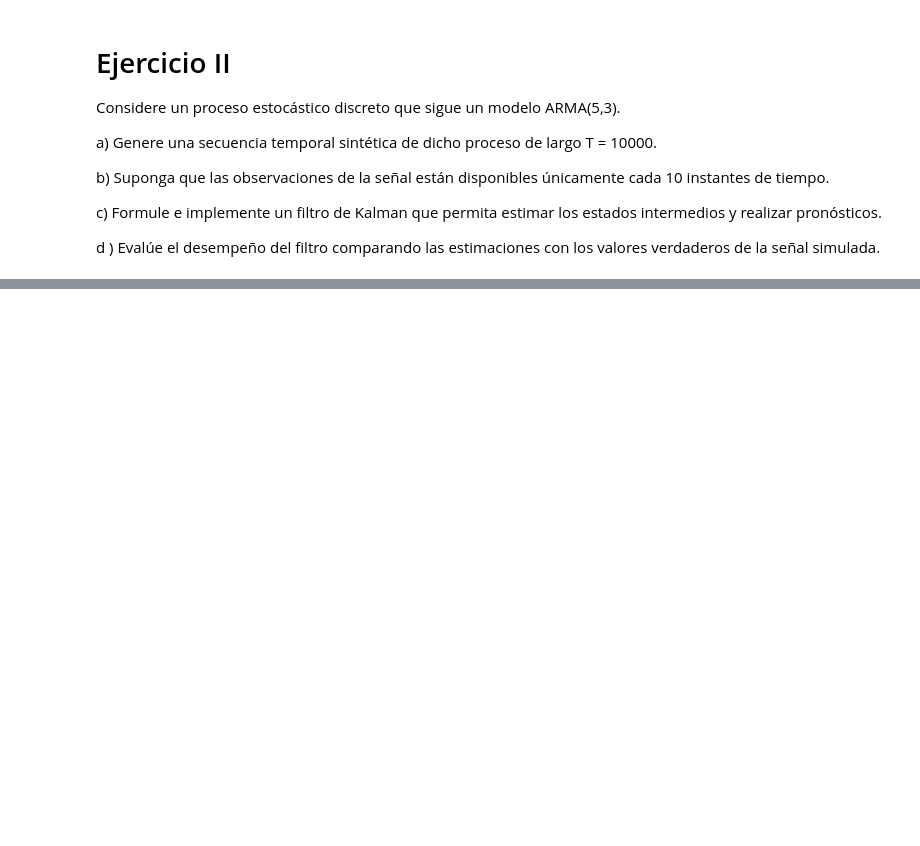
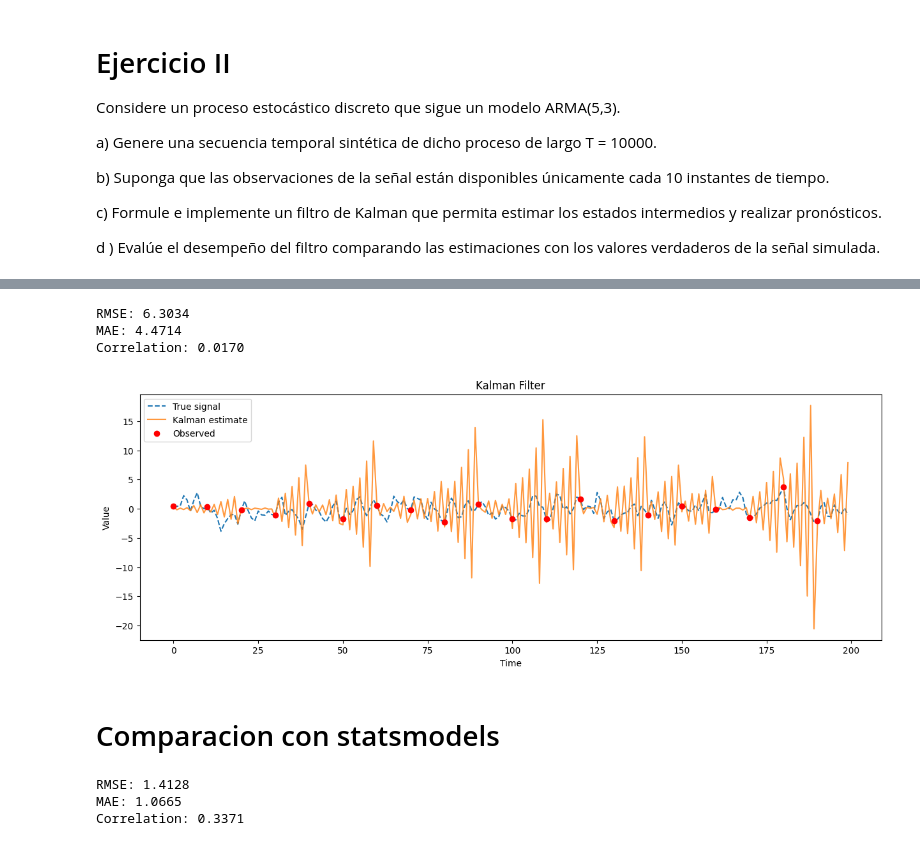
Before and after one commit to AbeRodz/Time-series-II, a Jupyter notebook: tp.ipynb, the cells around one changed output, grey strips where cells are left out. Cells and saved outputs as stored; diff of their text form; code cells hidden in the pictures; blank space fills up the shorter version.

```diff
--- a/tp.ipynb
+++ b/tp.ipynb
@@ -276,0 +304,6 @@ señal simulada.
+# %%
+obs = series.copy()
+mask_obs = (np.arange(T) % 10 == 0)
+obs[~mask_obs] = np.nan
+y = pd.Series(obs)
+mask_obs.shape
@@ -276,0 +374,56 @@ señal simulada.
+# %%
+x_est, x_filt, P_filt = kalman_filter_arma(y, ar, ma)
+
+rmse = np.sqrt(mean_squared_error(series, x_est))
+mae = mean_absolute_error(series, x_est)
+corr = np.corrcoef(series, x_est)[0,1]
+
+print(f"RMSE: {rmse:.4f}")
+print(f"MAE: {mae:.4f}")
+print(f"Correlation: {corr:.4f}")
+# %% [output]
+RMSE: 6.3034
+MAE: 4.4714
+Correlation: 0.0170
+# %%
+x_est = x_filt[:, 0]
+x_true = series
+# %%
+import matplotlib.pyplot as plt
+
+plt.figure(figsize=(15,5))
+plt.plot(x_true[:200], label='True signal', linestyle='--')
+plt.plot(x_est[:200], label='Kalman estimate', alpha=0.8)
+plt.scatter(np.arange(T)[mask_obs][:20], y[mask_obs][:20], color='red', label='Observed', zorder=5)
+plt.title('Kalman Filter')
+plt.xlabel('Time')
+plt.ylabel('Value')
+plt.legend()
+plt.show()
+# %% [output]
+[figure, added]
+# %% [markdown]
+# Comparacion con statsmodels
+# %%
+import statsmodels.api as sm
+
+
+mod = sm.tsa.SARIMAX(y, order=(5,0,3), trend='n', measurement_error=False)
+
+res = mod.fit(disp=False)
+
+x_est = res.filtered_state[0]
+x_est_smooth = res.smoothed_state[0]
+
+
+rmse = np.sqrt(mean_squared_error(series, x_est_smooth))
+mae = mean_absolute_error(series, x_est_smooth)
+corr = np.corrcoef(series, x_est_smooth)[0,1]
+
+print(f"RMSE: {rmse:.4f}")
+print(f"MAE: {mae:.4f}")
+print(f"Correlation: {corr:.4f}")
+# %% [output]
+RMSE: 1.4128
+MAE: 1.0665
+Correlation: 0.3371
```
Also changed, not shown: parts of 10 cells of this notebook, 2 other files.
